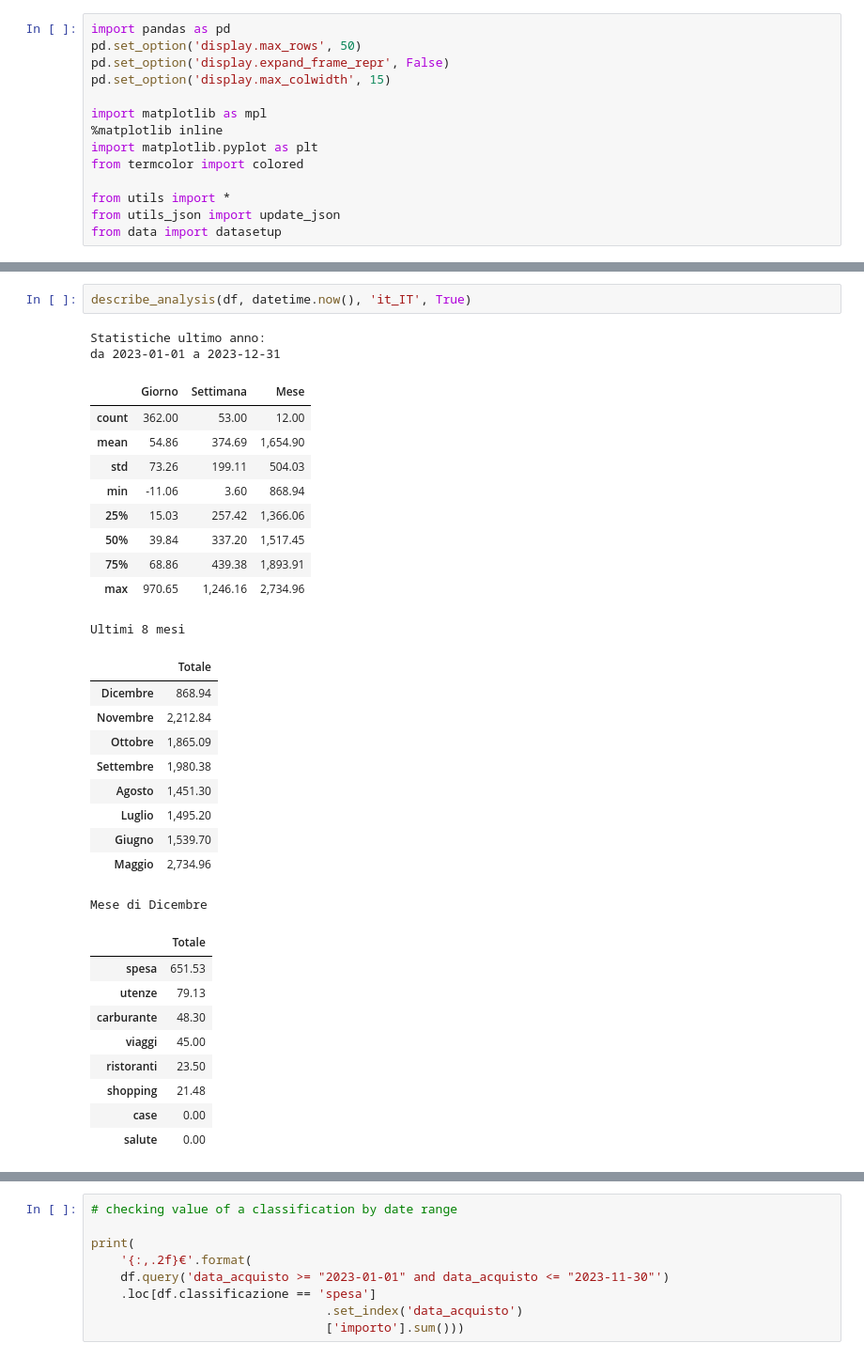
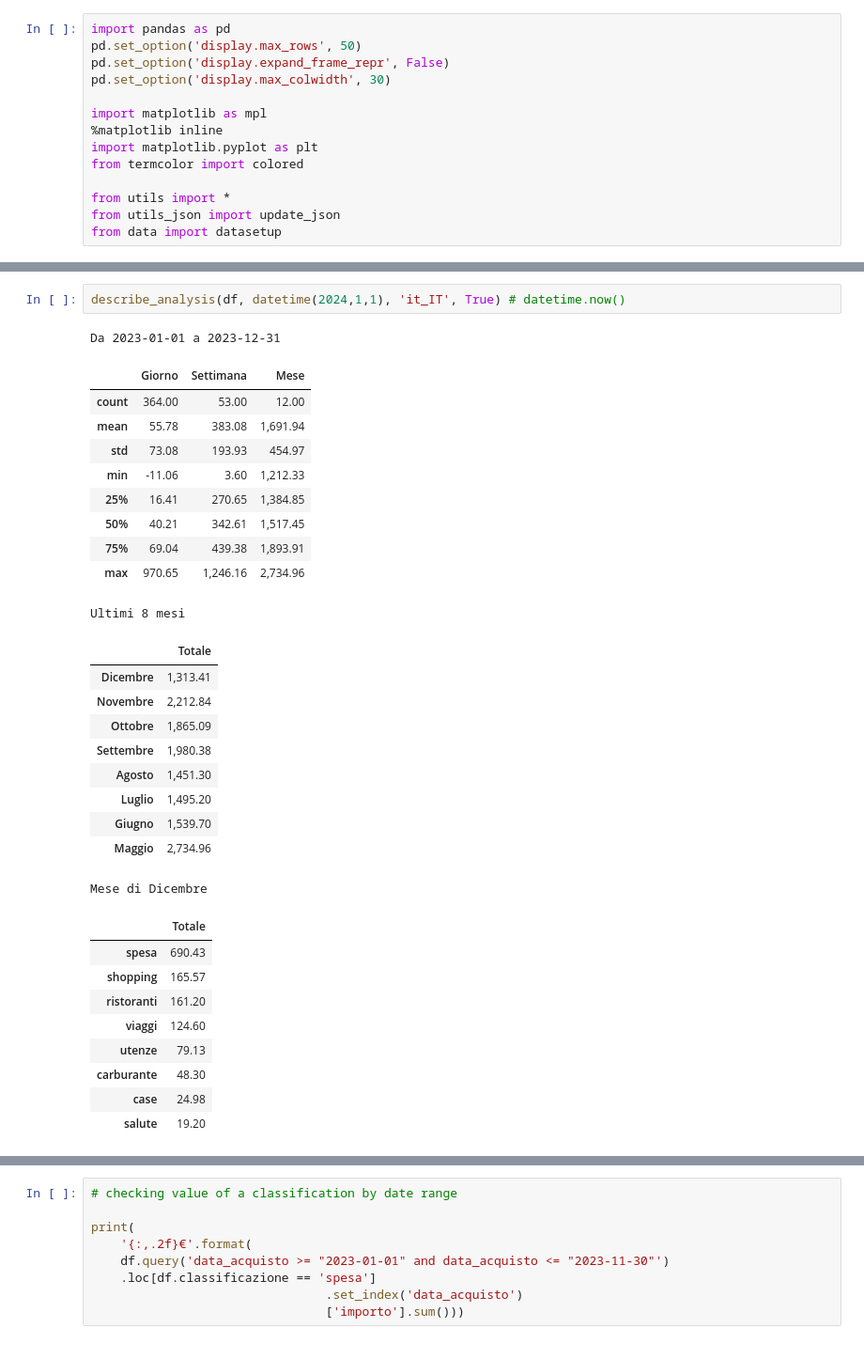
Before and after one commit to pcavad/Home-Data-Processing-and-Visualization-Toolkit, a Jupyter notebook: EDA.ipynb, the cells around one changed output, grey strips where cells are left out. Shown at 94% size. Saved outputs shown, nothing was run; the diff lists cells and outputs as text.

```diff
--- a/EDA.ipynb
+++ b/EDA.ipynb
@@ -2,7 +2,7 @@
 import pandas as pd
 pd.set_option('display.max_rows', 50)
 pd.set_option('display.expand_frame_repr', False)
-pd.set_option('display.max_colwidth', 15)
+pd.set_option('display.max_colwidth', 30)
 
 import matplotlib as mpl
 %matplotlib inline
@@ -27,37 +27,36 @@ df.shape
 # %%
-describe_analysis(df, datetime.now(), 'it_IT', True)
+describe_analysis(df, datetime(2024,1,1), 'it_IT', True) # datetime.now()
 # %% [output]
-Statistiche ultimo anno:
-da 2023-01-01 a 2023-12-31
+Da 2023-01-01 a 2023-12-31
 |  | Giorno | Settimana | Mese |
-| count | 362.00 | 53.00 | 12.00 |
-| mean | 54.86 | 374.69 | 1,654.90 |
-| std | 73.26 | 199.11 | 504.03 |
-| min | -11.06 | 3.60 | 868.94 |
-| 25% | 15.03 | 257.42 | 1,366.06 |
-| 50% | 39.84 | 337.20 | 1,517.45 |
-| 75% | 68.86 | 439.38 | 1,893.91 |
+| count | 364.00 | 53.00 | 12.00 |
+| mean | 55.78 | 383.08 | 1,691.94 |
+| std | 73.08 | 193.93 | 454.97 |
+| min | -11.06 | 3.60 | 1,212.33 |
+| 25% | 16.41 | 270.65 | 1,384.85 |
+| 50% | 40.21 | 342.61 | 1,517.45 |
+| 75% | 69.04 | 439.38 | 1,893.91 |
 | max | 970.65 | 1,246.16 | 2,734.96 |
 Ultimi 8 mesi
 |  | Totale |
-| Dicembre | 868.94 |
+| Dicembre | 1,313.41 |
 | Novembre | 2,212.84 |
 | Ottobre | 1,865.09 |
 | Settembre | 1,980.38 |
 | Agosto | 1,451.30 |
 | Luglio | 1,495.20 |
 | Giugno | 1,539.70 |
 | Maggio | 2,734.96 |
 Mese di Dicembre
 |  | Totale |
-| spesa | 651.53 |
+| spesa | 690.43 |
+| shopping | 165.57 |
+| ristoranti | 161.20 |
+| viaggi | 124.60 |
 | utenze | 79.13 |
 | carburante | 48.30 |
-| viaggi | 45.00 |
-| ristoranti | 23.50 |
-| shopping | 21.48 |
-| case | 0.00 |
-| salute | 0.00 |
+| case | 24.98 |
+| salute | 19.20 |
 # %%
 kw = {
     'df': df
```
Also changed, not shown: parts of 3 cells of this notebook, 3 other files.
